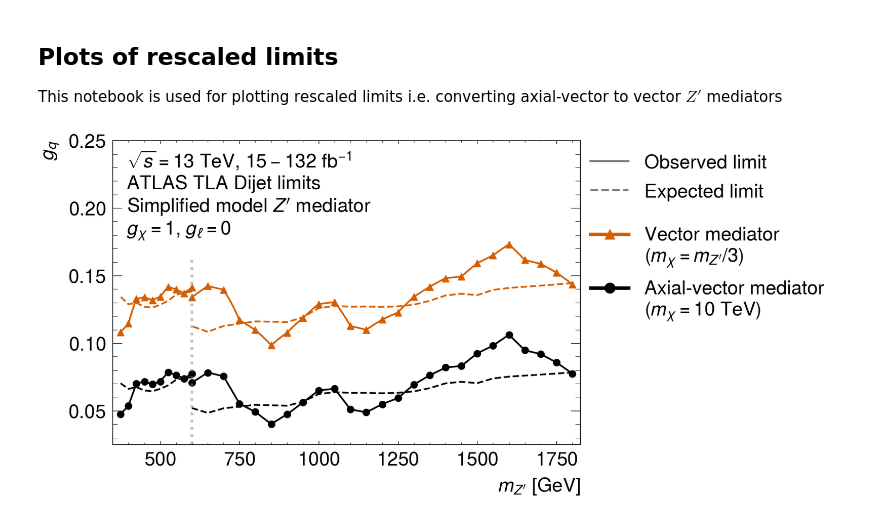
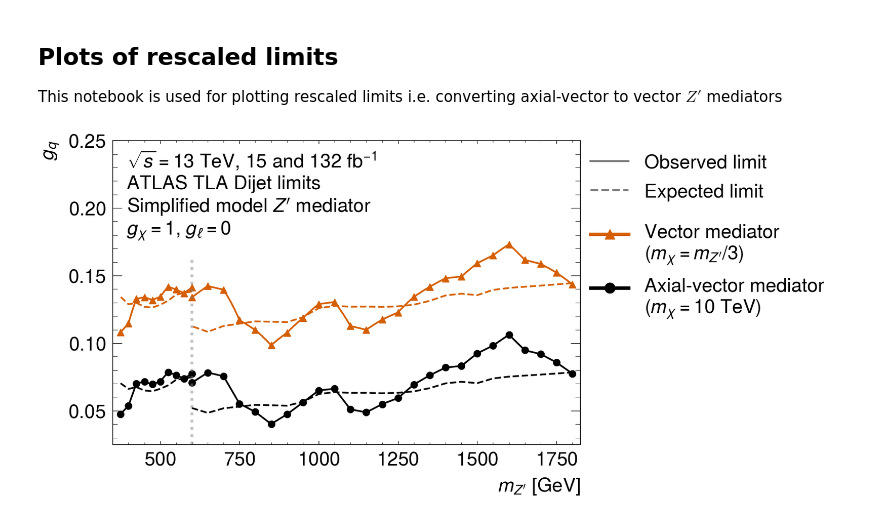
Before and after one commit to mamerl/DMWG-code-instructions, a Jupyter notebook: plotting/rescaled_summary_plot.ipynb, the cells around one changed output. Cells and saved outputs as stored; diff of their text form; code cells hidden in the pictures.

```diff
--- a/plotting/rescaled_summary_plot.ipynb
+++ b/plotting/rescaled_summary_plot.ipynb
@@ -13,7 +13,7 @@ import matplotlib as mpl
 # this defines what inputs to use
 inputs = [
     {
-        "label": "ATLAS Run 2 Dijet TLA" + "\n" + "PRD 112, 092015 (2025)\n" + r"$\sqrt{s} = 13$ TeV, 15-132 fb$^{-1}$",
+        "label": "ATLAS Run 2 Dijet TLA" + "\n" + "PRD 112, 092015 (2025)\n" + r"$\sqrt{s} = 13$ TeV, 15 and 132 fb$^{-1}$",
         "observed_rescaled": ["../outputs/TLADijetRun2_J50_observed_rescaledVector.json", "../outputs/TLADijetRun2_J100_observed_rescaledVector.json"],
         "expected_rescaled": ["../outputs/TLADijetRun2_J50_expected_rescaledVector.json", "../outputs/TLADijetRun2_J100_expected_rescaledVector.json"],
         "observed_original": ["../inputs/TLADijetRun2_J50_observed_limit.json", "../inputs/TLADijetRun2_J100_observed_limit.json"],
@@ -104,34 +104,34 @@ for rescaled_expected, rescaled_observed in zip(inputs[0]["expected_rescaled"],
 
     region_counter += 1
 
 ax.set_xlim(350, 1825)
 
 # add a legend and some text
 leg = ax.legend(
     handles=[
         mpl.lines.Line2D([], [], color="gray", linestyle="-", label="Observed limit", lw=3),
         mpl.lines.Line2D([], [], color="gray", linestyle="--", label="Expected limit", lw=3),
         mpl.lines.Line2D([], [], color="C0", linestyle="-", label="Vector mediator\n" + r"($m_{\chi} = m_{Z'}/3$)", lw=5, marker="^", markersize=15),
         mpl.lines.Line2D([], [], color="k", linestyle="-", label="Axial-vector mediator\n" + r"($m_{\chi} = 10$ TeV)", lw=5, marker="o", markersize=15),
     ],
     loc="upper left",
     fontsize=28,
     bbox_to_anchor=(0.96, 1.05),
     labelspacing=0.6,
 )
 for text in leg.get_texts()[2:]:
-    text.set_y(text.get_position()[1] - 27)
+    text.set_y(text.get_position()[1] - 22)
 
 _ = ax.text(
     0.03, 0.97,
-    r"$\sqrt{s} = 13$ TeV, $15-132$ fb$^{-1}$" + "\n" + "ATLAS TLA Dijet limits" + "\n" + "Simplified model $Z'$ mediator" + "\n" + r"$g_\chi = 1$, $g_\ell = 0$",
+    r"$\sqrt{s} = 13$ TeV, $15$ and $132$ fb$^{-1}$" + "\n" + "ATLAS TLA Dijet limits" + "\n" + "Simplified model $Z'$ mediator" + "\n" + r"$g_\chi = 1$, $g_\ell = 0$",
     transform=ax.transAxes,
     fontsize=28,
     ha="left",
     va="top",
 )
 ax.set_ylim(0.025, 0.25)
 ax.axvline(600, ymax=0.62, color="gray", linestyle=":", lw=4, alpha=0.5)
-plt.savefig("../outputs/TLADijetRun2_rescaled_limit_comparison.pdf")
+plt.savefig("../outputs/TLADijetRun2_rescaled_limit_comparison.pdf", bbox_inches="tight")
 # %% [output]
-[figure, old version]
+[figure, new version]
```
Also changed, not shown: 7 other files.
